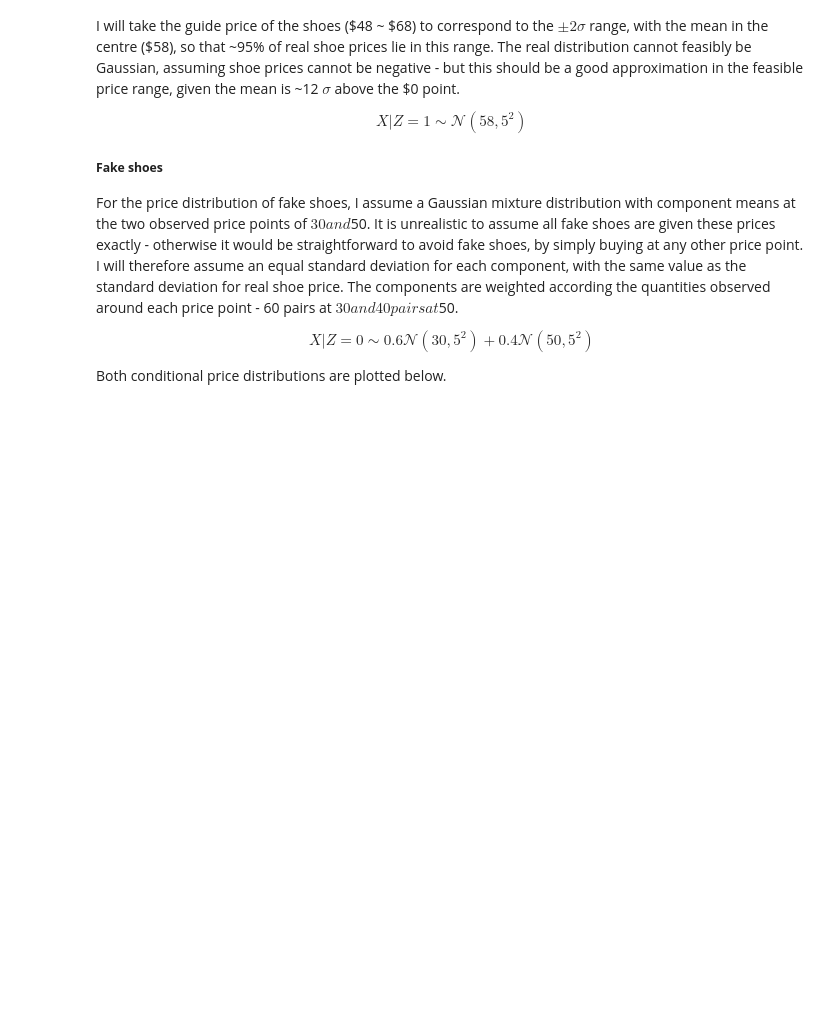
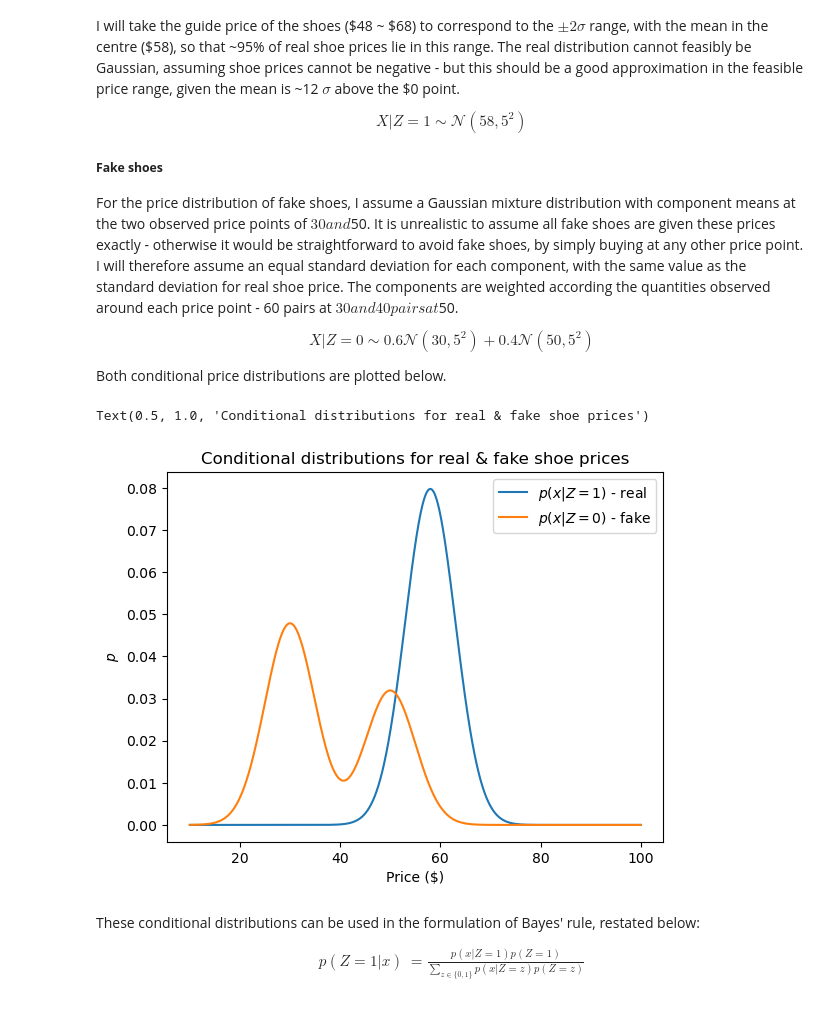
Before and after one commit to mataln/binance-takehome, a Jupyter notebook: Q1_neat.ipynb, the cells around one changed output. Drawn from its saved outputs; the diff is of its cells as text; code cells hidden in the pictures; blank space fills up the shorter version.

```diff
--- a/Q1_neat.ipynb
+++ b/Q1_neat.ipynb
@@ -108,0 +105,23 @@ pdf_real =
+# %%
+x_samples = np.linspace(10, 100, 1000)
+
+pdf_real = real_conditional_pdf(x_samples)
+pdf_fake = fake_conditional_pdf(x_samples)
+
+plt.plot(x_samples, pdf_real)
+plt.plot(x_samples, pdf_fake)
+plt.xlabel('Price ($)')
+plt.ylabel('$p$')
+plt.legend(['$p(x|Z=1)$ - real','$p(x|Z=0)$ - fake'])
+plt.title('Conditional distributions for real & fake shoe prices')
+# %% [output]
+Text(0.5, 1.0, 'Conditional distributions for real & fake shoe prices')
+[figure, added]
+# %% [markdown]
+These conditional distributions can be used in the formulation of Bayes' rule, restated below:
+
+$$
+\begin{aligned}
+p(Z=1|x) &= \frac{p(x|Z=1)p(Z=1)}{\sum_{z\in\{0,1\}}p(x|Z=z)p(Z=z)}
+\end{aligned}
+$$
```
Also changed, not shown: parts of 15 cells of this notebook.
